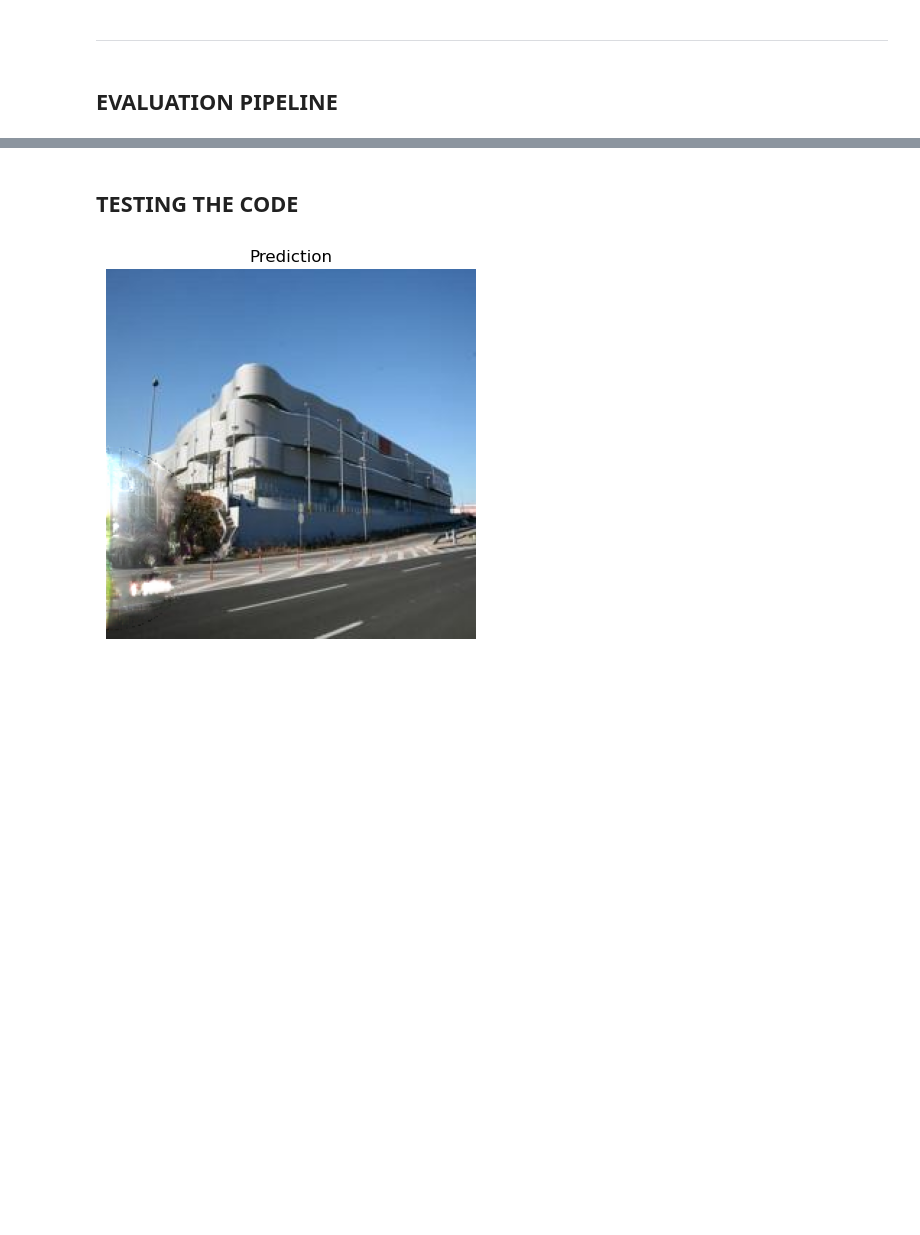
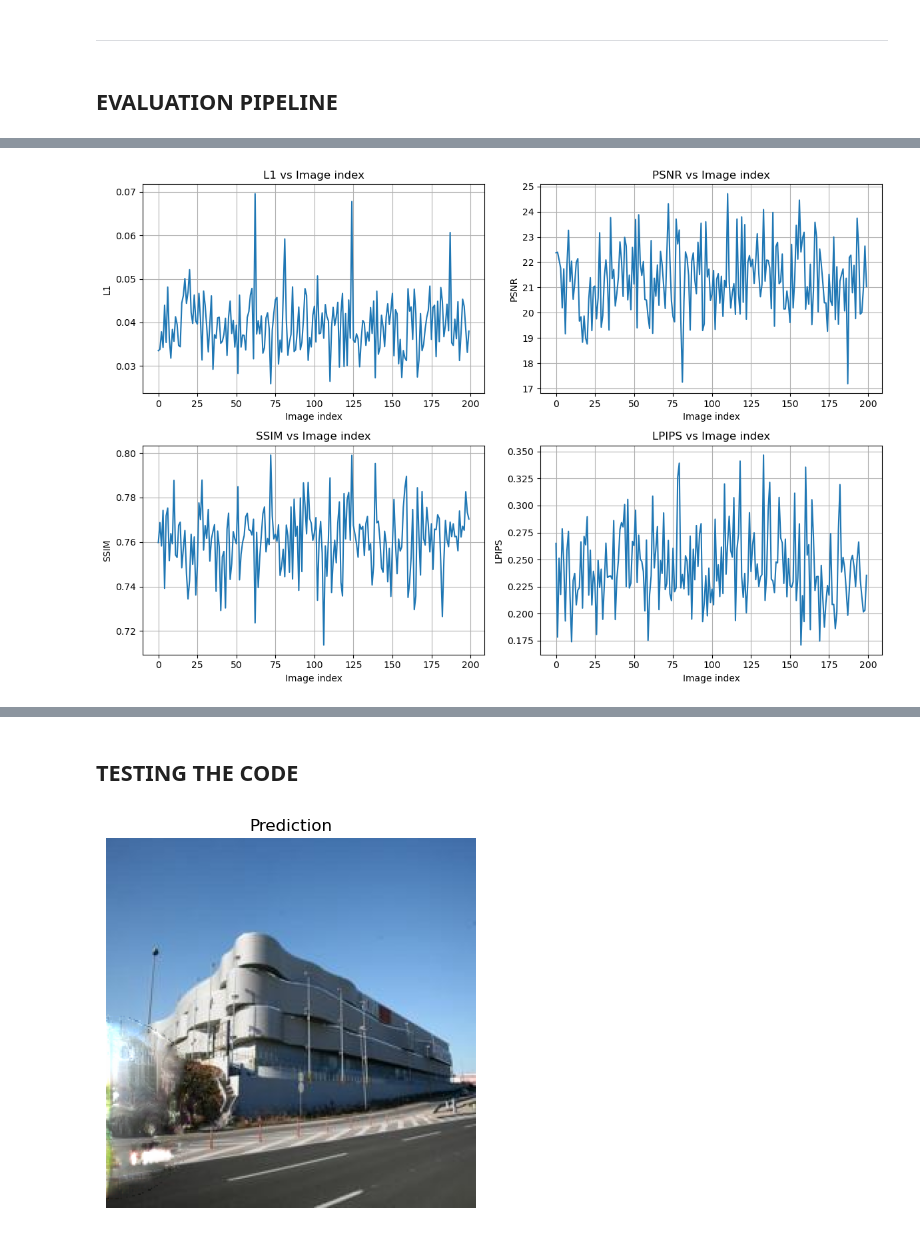
Before and after one commit to Mattia-Ponchio/Vision_Project, a Jupyter notebook: Metrics.ipynb, the cells around one changed output, grey strips where cells are left out. Drawn from its saved outputs; the diff is of its cells as text; code cells hidden in the pictures; blank space fills up the shorter version.

```diff
--- a/Metrics.ipynb
+++ b/Metrics.ipynb
@@ -582,0 +689,33 @@ loaded_dict = np.load("mean_metrics_200img_48masks_iizuka_no_blending.npy", allo
+# %%
+def plot_image_difficulty(metrics_array, metric_names):
+    """
+    Average metric per image displayed in a two-column grid.
+    """
+    image_means = metrics_array.mean(axis=1)  # (N, K)
+    num_metrics = len(metric_names)
+
+    # Calculate required rows for a 2-column layout
+    cols = 2
+    rows = math.ceil(num_metrics / cols)
+
+    fig, axes = plt.subplots(rows, cols, figsize=(12, 4 * rows), squeeze=False)
+    axes = axes.flatten()  # Flatten to a 1D array for easy iteration
+
+    for k, name in enumerate(metric_names):
+        ax = axes[k]
+        ax.plot(image_means[:, k])
+        ax.set_title(f"{name} vs Image index")
+        ax.set_xlabel("Image index")
+        ax.set_ylabel(name)
+        ax.grid(True)
+
+    # Hide any unused subplots if the metric count is odd
+    for k in range(num_metrics, len(axes)):
+        fig.delaxes(axes[k])
+
+    plt.tight_layout()
+    plt.show()
+# %%
+plot_image_difficulty(metrics_array, metric_names)
+# %% [output]
+[figure, added]
```
Also changed, not shown: parts of 17 cells of this notebook.
